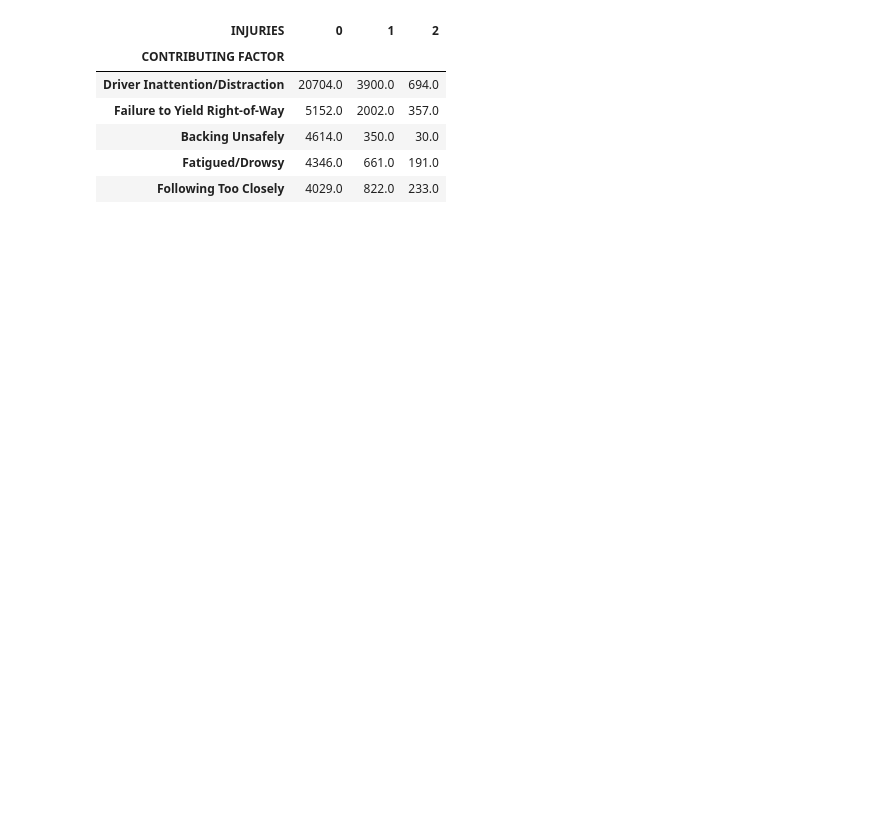
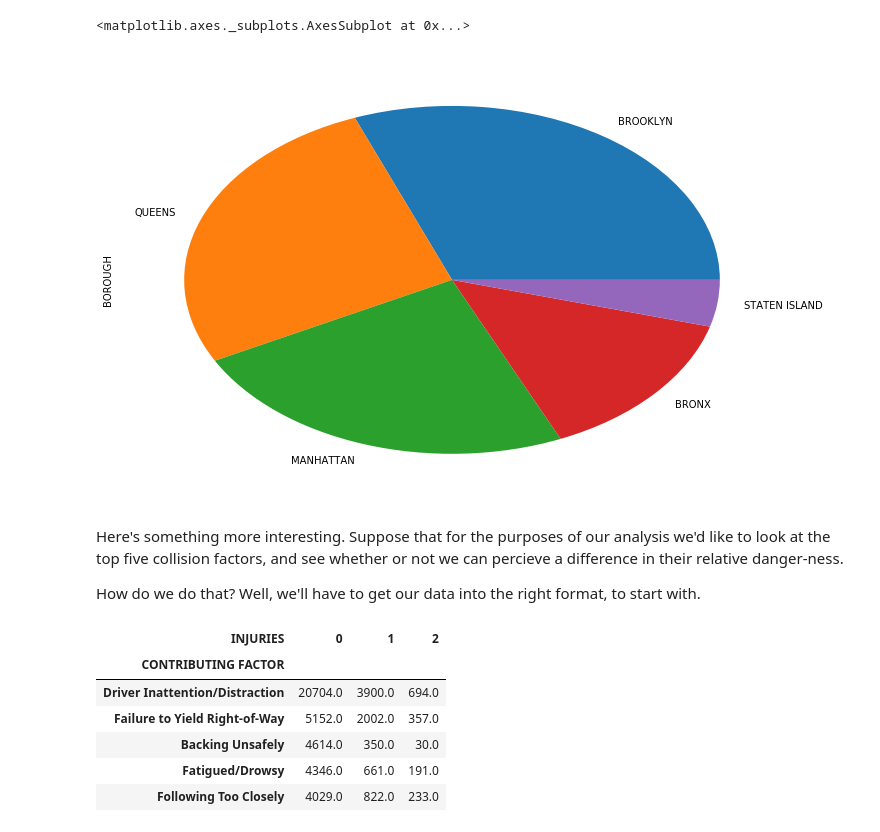
Before and after one commit to ResidentMario/plotting-tools, a Jupyter notebook: notebooks/01-pandas.ipynb, the cells around one changed output. Cells and saved outputs as stored; diff of their text form; code cells hidden in the pictures; blank space fills up the shorter version.

```diff
--- a/notebooks/01-pandas.ipynb
+++ b/notebooks/01-pandas.ipynb
@@ -34,3 +55,12 @@ df.plot.bar(figsize=(12, 8))
+# %%
+srs.plot.pie(figsize=(12, 8))
+# %% [output]
+<matplotlib.axes._subplots.AxesSubplot at 0x...>
+[figure, added]
+# %% [markdown]
+Here's something more interesting. Suppose that for the purposes of our analysis we'd like to look at the top five collision factors, and see whether or not we can percieve a difference in their relative danger-ness.
+
+How do we do that? Well, we'll have to get our data into the right format, to start with.
 # %%
 df = (collisions
           .groupby(['CONTRIBUTING FACTOR VEHICLE 1', 'NUMBER OF PERSONS INJURED'])
```
Also changed, not shown: parts of 25 cells of this notebook, 4 other files.
